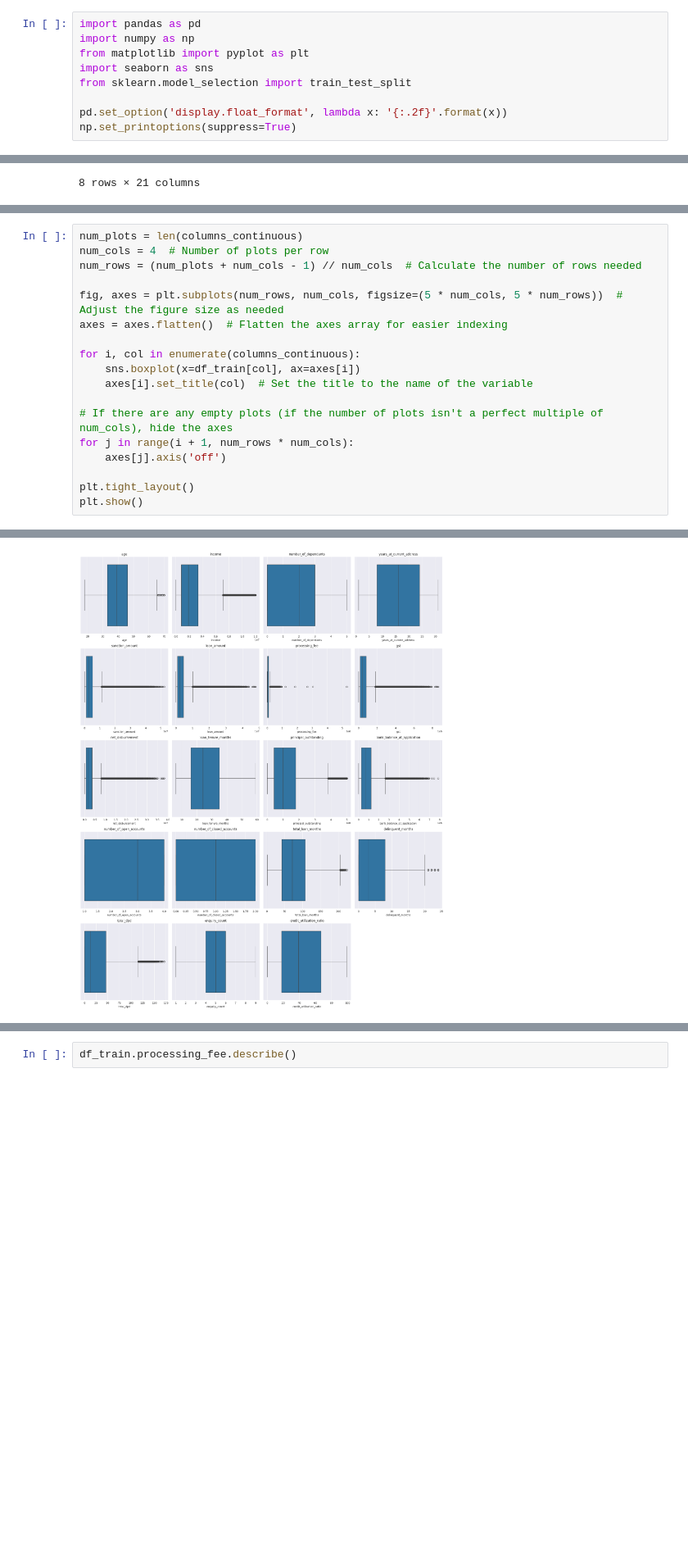
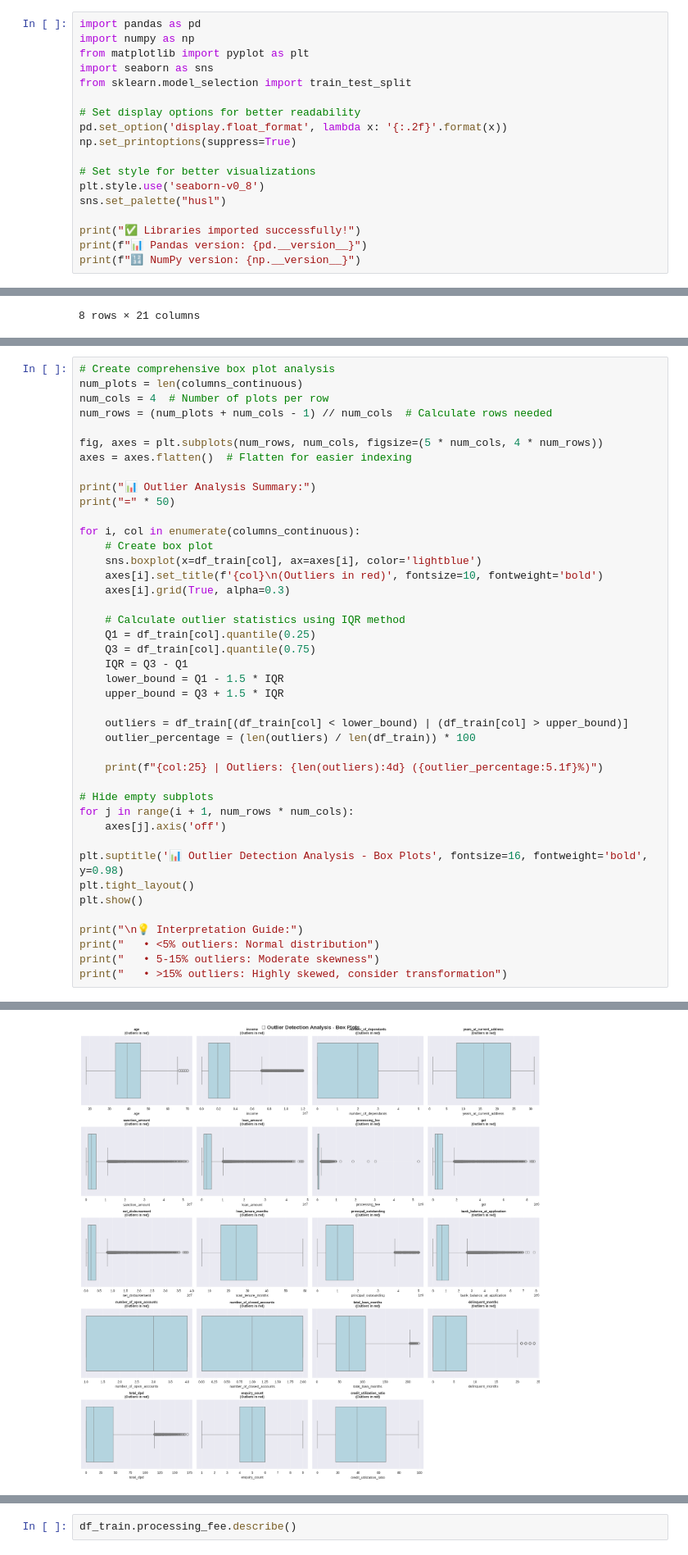
Before and after one commit to MitudruDutta/CreditCard-Risk-Modelling, a Jupyter notebook: credit_risk_model.ipynb, the cells around one changed output, grey strips where cells are left out. Shown at 82% size. Saved outputs shown, nothing was run; the diff lists cells and outputs as text; blank space fills up the shorter version.

```diff
--- a/credit_risk_model.ipynb
+++ b/credit_risk_model.ipynb
@@ -5,5 +33,14 @@ from matplotlib import pyplot as plt
 import seaborn as sns
 from sklearn.model_selection import train_test_split
 
+# Set display options for better readability
 pd.set_option('display.float_format', lambda x: '{:.2f}'.format(x))
 np.set_printoptions(suppress=True)
+
+# Set style for better visualizations
+plt.style.use('seaborn-v0_8')
+sns.set_palette("husl")
+
+print("✅ Libraries imported successfully!")
+print(f"📊 Pandas version: {pd.__version__}")
+print(f"🔢 NumPy version: {np.__version__}")
@@ -181,19 +429,43 @@ columns_categorical = ['gender', 'marital_status', 'employment_status', 'residen
 # %%
+# Create comprehensive box plot analysis
 num_plots = len(columns_continuous)
 num_cols = 4  # Number of plots per row
-num_rows = (num_plots + num_cols - 1) // num_cols  # Calculate the number of rows needed
+num_rows = (num_plots + num_cols - 1) // num_cols  # Calculate rows needed
 
-fig, axes = plt.subplots(num_rows, num_cols, figsize=(5 * num_cols, 5 * num_rows))  # Adjust the figure size as needed
-axes = axes.flatten()  # Flatten the axes array for easier indexing
+fig, axes = plt.subplots(num_rows, num_cols, figsize=(5 * num_cols, 4 * num_rows))
+axes = axes.flatten()  # Flatten for easier indexing
+
+print("📊 Outlier Analysis Summary:")
+print("=" * 50)
 
 for i, col in enumerate(columns_continuous):
-    sns.boxplot(x=df_train[col], ax=axes[i])
-    axes[i].set_title(col)  # Set the title to the name of the variable
+    # Create box plot
+    sns.boxplot(x=df_train[col], ax=axes[i], color='lightblue')
+    axes[i].set_title(f'{col}\n(Outliers in red)', fontsize=10, fontweight='bold')
+    axes[i].grid(True, alpha=0.3)
 
-# If there are any empty plots (if the number of plots isn't a perfect multiple of num_cols), hide the axes
+    # Calculate outlier statistics using IQR method
+    Q1 = df_train[col].quantile(0.25)
+    Q3 = df_train[col].quantile(0.75)
+    IQR = Q3 - Q1
+    lower_bound = Q1 - 1.5 * IQR
+    upper_bound = Q3 + 1.5 * IQR
+
+    outliers = df_train[(df_train[col] < lower_bound) | (df_train[col] > upper_bound)]
+    outlier_percentage = (len(outliers) / len(df_train)) * 100
+
+    print(f"{col:25} | Outliers: {len(outliers):4d} ({outlier_percentage:5.1f}%)")
+
+# Hide empty subplots
 for j in range(i + 1, num_rows * num_cols):
     axes[j].axis('off')
 
+plt.suptitle('📊 Outlier Detection Analysis - Box Plots', fontsize=16, fontweight='bold', y=0.98)
 plt.tight_layout()
 plt.show()
+
+print("\n💡 Interpretation Guide:")
+print("   • <5% outliers: Normal distribution")
+print("   • 5-15% outliers: Moderate skewness")
+print("   • >15% outliers: Highly skewed, consider transformation")
 # %% [output]
@@ -200 +489 @@ plt.show()
-[figure, old version]
+[figure, new version]
```
Also changed, not shown: parts of 96 cells of this notebook, 10 other files.
